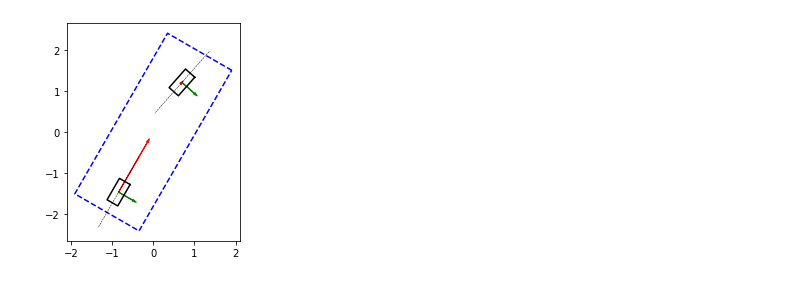
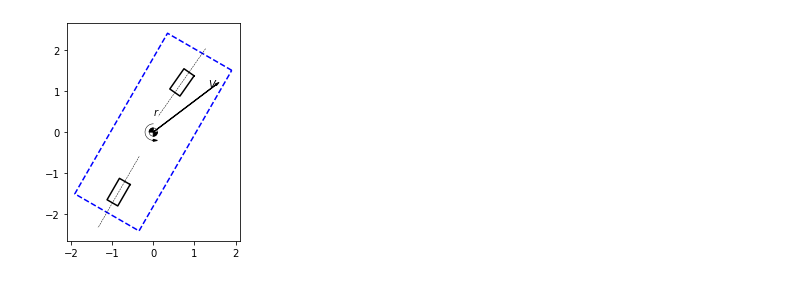
Before and after one commit to nexthybrid/PyCarPlt, a Jupyter notebook: example_vehicle2d.ipynb, the cells around one changed output. Saved outputs shown, nothing was run; the diff lists cells and outputs as text; code cells hidden in the pictures.

```diff
--- a/example_vehicle2d.ipynb
+++ b/example_vehicle2d.ipynb
@@ -35,4 +22,0 @@ y = vehicle2d_single_track(whl_ang_frnt=0.2)
-# %%
-y.draw_vehicle(save_fig=1)
-# %% [output]
-[figure, removed]
@@ -40,0 +23,13 @@ y.draw_vehicle(save_fig=1)
+# %%
+# manual pose input, e.g., given beta, delta, r, and V
+# hide the tire force plots
+delta = 5/180*math.pi
+beta = 0.4
+r = -0.3
+V = 20
+v_x = V * math.cos(beta)
+v_y = V * math.sin(beta)
+y = vehicle2d_single_track(vel_bframe=(v_x,v_y),whl_ang_frnt=delta,yaw_rate=r)
+y.draw_vehicle(draw_front_tire_force=False,draw_rear_tire_force=False,draw_whl_v=False,save_fig=False)
+# %% [output]
+[figure, added]
```
Also changed, not shown: parts of 13 cells of this notebook, 12 other files.
